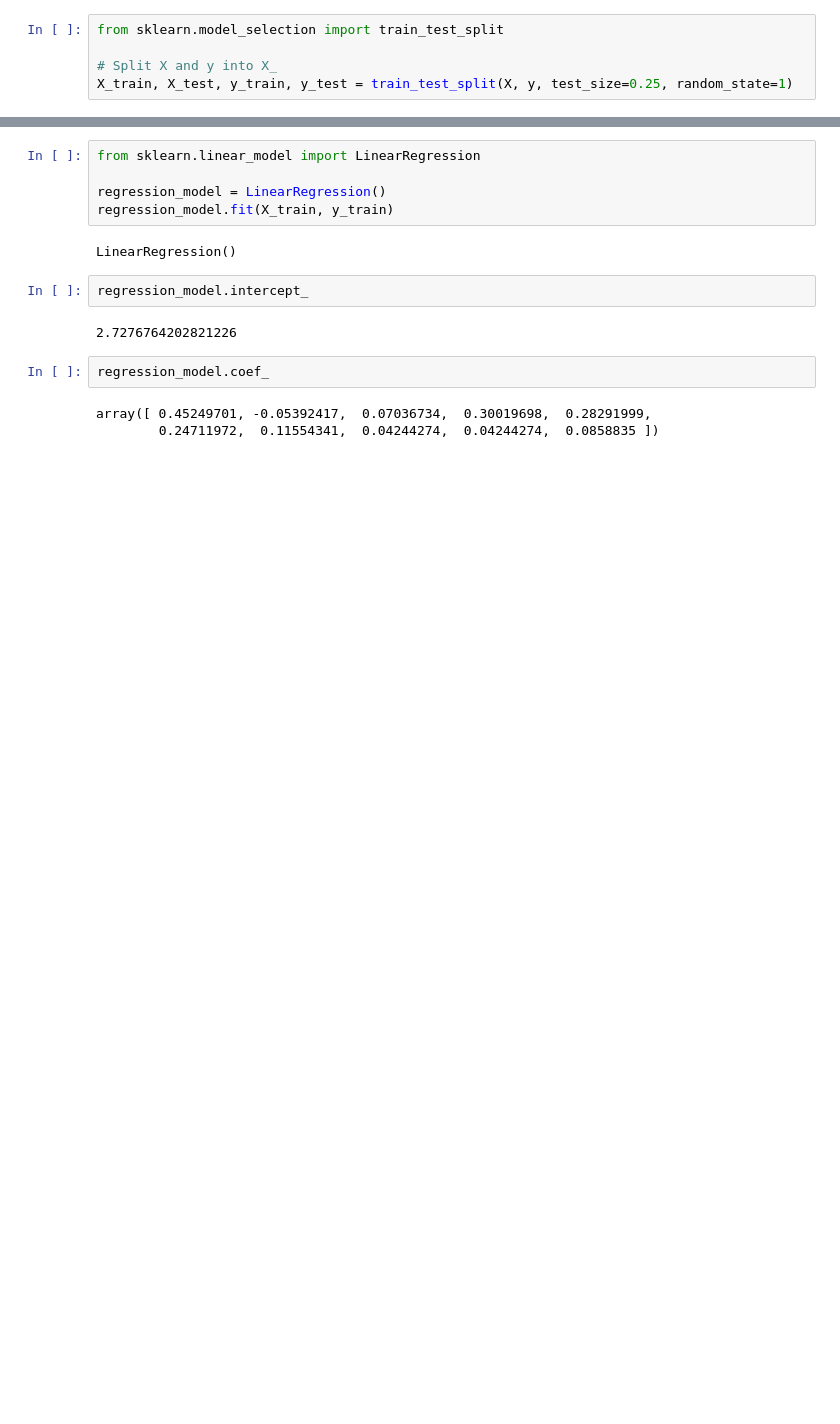
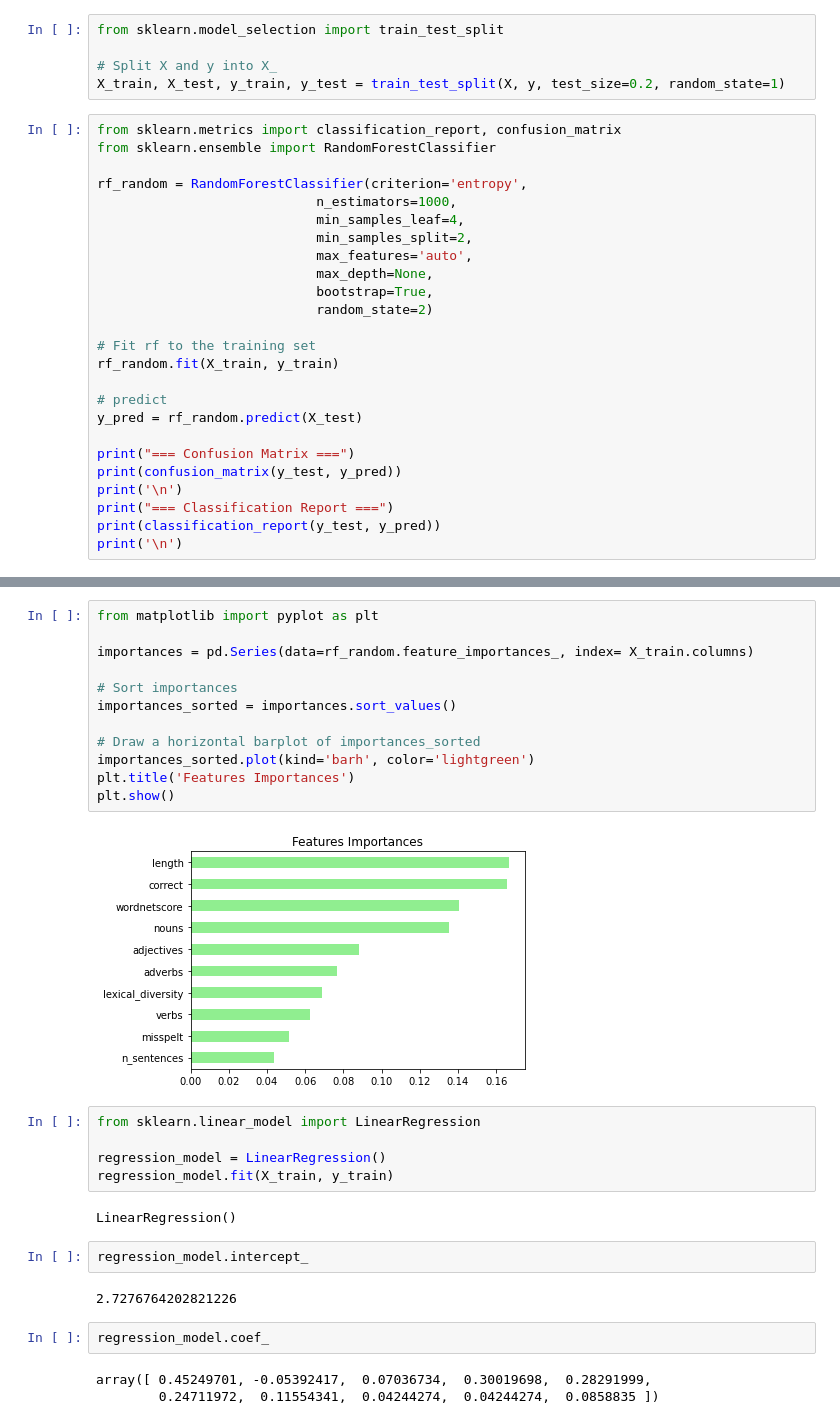
Before and after one commit to AmanBindal20/Essay-grading, a Jupyter notebook: Scorespoly.ipynb, the cells around one changed output, grey strips where cells are left out. Saved outputs shown, nothing was run; the diff lists cells and outputs as text; blank space fills up the shorter version.

```diff
--- a/Scorespoly.ipynb
+++ b/Scorespoly.ipynb
@@ -119,4 +84,29 @@ r2_score = {} -45120.15474842138
 from sklearn.model_selection import train_test_split
 
 # Split X and y into X_
-X_train, X_test, y_train, y_test = train_test_split(X, y, test_size=0.25, random_state=1)
+X_train, X_test, y_train, y_test = train_test_split(X, y, test_size=0.2, random_state=1)
+# %%
+from sklearn.metrics import classification_report, confusion_matrix
+from sklearn.ensemble import RandomForestClassifier
+
+rf_random = RandomForestClassifier(criterion='entropy',
+                            n_estimators=1000,
+                            min_samples_leaf=4,
+                            min_samples_split=2,
+                            max_features='auto',
+                            max_depth=None,
+                            bootstrap=True,
+                            random_state=2)
+
+# Fit rf to the training set
+rf_random.fit(X_train, y_train)
+
+# predict
+y_pred = rf_random.predict(X_test)
+
+print("=== Confusion Matrix ===")
+print(confusion_matrix(y_test, y_pred))
+print('\n')
+print("=== Classification Report ===")
+print(classification_report(y_test, y_pred))
+print('\n')
@@ -123,3 +134,17 @@ X_train, X_test, y_train, y_test = train_test_split(X, y, test_size=0.25, random
+# %%
+from matplotlib import pyplot as plt
+
+importances = pd.Series(data=rf_random.feature_importances_, index= X_train.columns)
+
+# Sort importances
+importances_sorted = importances.sort_values()
+
+# Draw a horizontal barplot of importances_sorted
+importances_sorted.plot(kind='barh', color='lightgreen')
+plt.title('Features Importances')
+plt.show()
+# %% [output]
+[figure, added]
 # %%
 from sklearn.linear_model import LinearRegression
 
```
Also changed, not shown: parts of 10 cells of this notebook, 2 other files.
